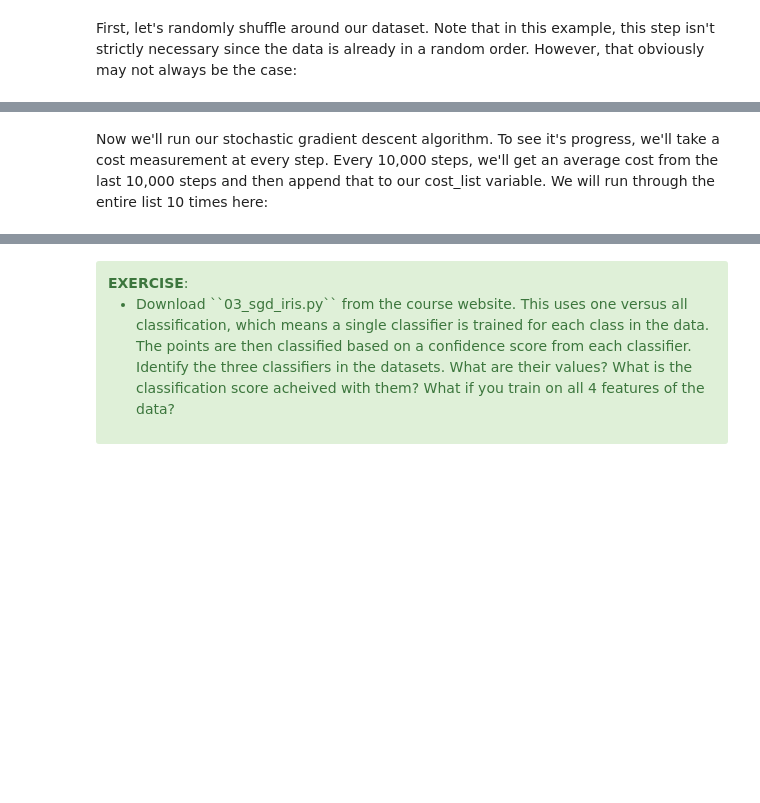
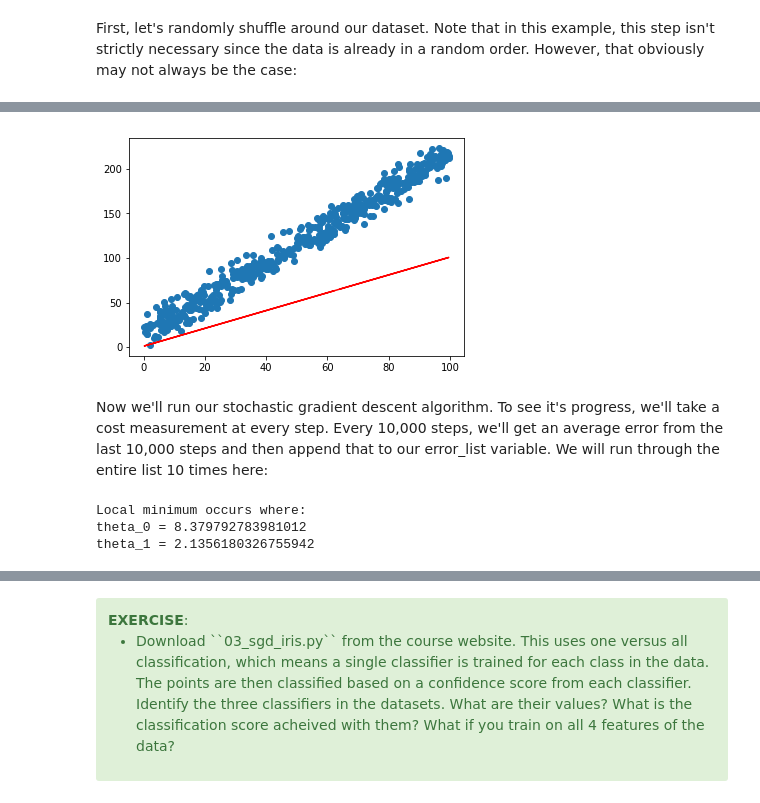
Before and after one commit to d9w/computational_intelligence, a Jupyter notebook: notebooks/11 Gradient Descent.ipynb, the cells around one changed output, grey strips where cells are left out. Drawn from its saved outputs; the diff is of its cells as text; code cells hidden in the pictures; blank space fills up the shorter version.

```diff
--- a/notebooks/11 Gradient Descent.ipynb
+++ b/notebooks/11 Gradient Descent.ipynb
@@ -238,17 +260,20 @@ Now we'll setup our h function and our cost function, which we will use to check
 # %%
 h = lambda theta_0,theta_1,x: theta_0 + theta_1*x
-cost = lambda theta_0,theta_1, x_i, y_i: 0.5*(h(theta_0,theta_1,x_i)-y_i)**2
+erf = lambda theta_0,theta_1, x_i, y_i: 0.5*(h(theta_0,theta_1,x_i)-y_i)**2
+theta_old = np.array([0.,0.])
+theta_new = np.array([1.,1.]) # The algorithm starts at [1,1]
+plt.scatter(x[::100], y[::100]);
+plt.plot(x[::100], [h(theta_new[0], theta_new[1], i) for i in x[::100]], color='r');
+# %% [output]
+[figure, added]
 # %% [markdown]
-Now we'll run our stochastic gradient descent algorithm. To see it's progress, we'll take a cost measurement at every step. Every 10,000 steps, we'll get an average cost from the last 10,000 steps and then append that to our cost_list variable. We will run through the entire list 10 times here:
+Now we'll run our stochastic gradient descent algorithm. To see it's progress, we'll take a cost measurement at every step. Every 10,000 steps, we'll get an average error from the last 10,000 steps and then append that to our error_list variable. We will run through the entire list 10 times here:
 # %%
-theta_old = np.array([0.,0.])
-theta_new = np.array([1.,1.]) # The algorithm starts at [1,1]
 n_k = 0.000005 # step size
-
 iter_num = 0
 s_k = np.array([float("inf"),float("inf")])
-sum_cost = 0
-cost_list = []
+sum_error = 0
+error_list = []
 
 for j in range(10):
     for i in range(m):
@@ -258,11 +283,15 @@ for j in range(10):
         s_k[1] = (h(theta_old[0],theta_old[1],x[i])-y[i])*x[i]
         s_k = (-1)*s_k
         theta_new = theta_old + n_k * s_k
-        sum_cost += cost(theta_old[0],theta_old[1],x[i],y[i])
+        sum_error += erf(theta_old[0],theta_old[1],x[i],y[i])
         if (i+1) % 10000 == 0:
-            cost_list.append(sum_cost/10000.0)
-            sum_cost = 0
+            error_list.append(sum_error/10000.0)
+            sum_error = 0
 
 print("Local minimum occurs where:")
 print("theta_0 =", theta_new[0])
 print("theta_1 =", theta_new[1])
+# %% [output]
+Local minimum occurs where:
+theta_0 = 8.379792783981012
+theta_1 = 2.1356180326755942
```
Also changed, not shown: parts of 25 cells of this notebook, 7 other files.
